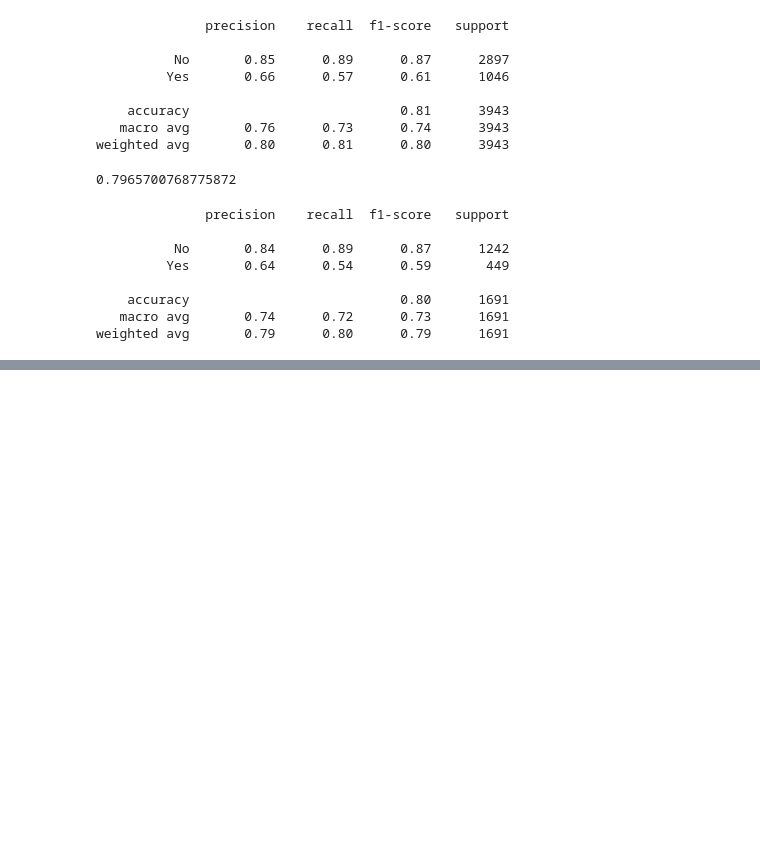
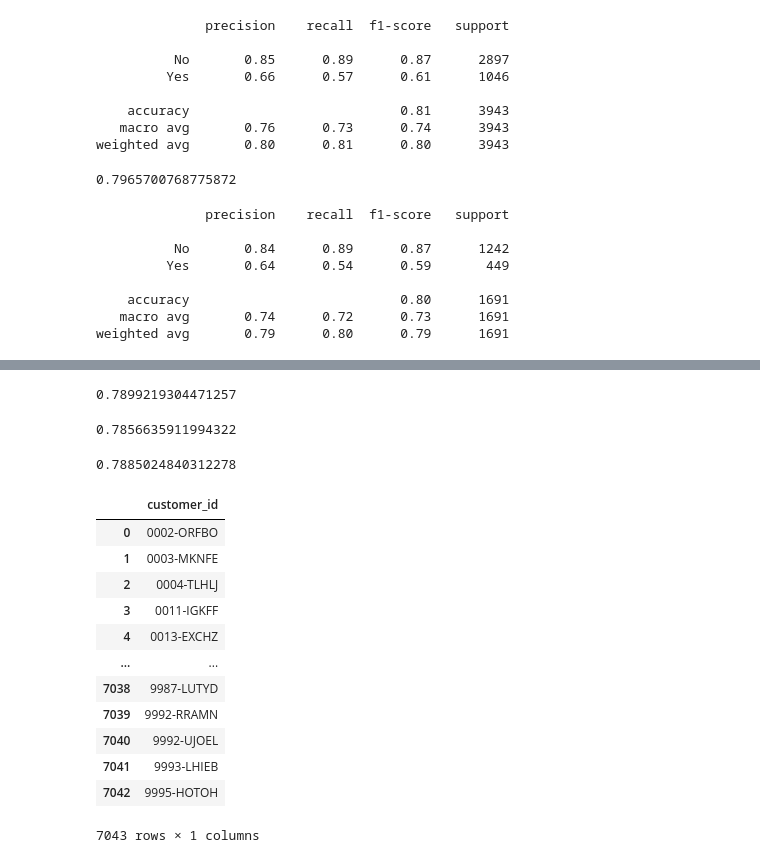
Before and after one commit to akonstans/Classification_Project, a Jupyter notebook: models1.ipynb, the cells around one changed output, grey strips where cells are left out. Cells and saved outputs as stored; diff of their text form; code cells hidden in the pictures; blank space fills up the shorter version.

```diff
--- a/models1.ipynb
+++ b/models1.ipynb
@@ -265,0 +281,35 @@ weighted avg       0.78      0.79      0.78      3943
+# %%
+train_tree.score(X_test, y_test)
+# %% [output]
+0.7899219304471257
+# %%
+rf.score(X_test, y_test)
+# %% [output]
+0.7856635911994322
+# %%
+logit.score(X_test, y_test)
+# %% [output]
+0.7885024840312278
+# %%
+telco_c = acquire.get_telco_data(nl.get_db_url)
+telco_c = telco_c.iloc[:, 1:]
+telco_c = telco_c.drop(['gender', 'senior_citizen', 'partner', 'phone_service', 'tech_support', 'streaming_tv',
+                    'streaming_movies', 'paperless_billing', 'internet_service_type', 'online_security', 'online_backup',
+                    'device_protection', 'internet_service_type_id', 'payment_type_id', 'contract_type_id', 'dependents',
+                    'tenure', 'multiple_lines', 'monthly_charges', 'total_charges', 'churn', 'contract_type', 'payment_type']
+                   , axis =1)
+telco_c
+# %% [output]
+|  | customer_id |
+| 0 | 0002-ORFBO |
+| 1 | 0003-MKNFE |
+| 2 | 0004-TLHLJ |
+| 3 | 0011-IGKFF |
+| 4 | 0013-EXCHZ |
+| ... | ... |
+| 7038 | 9987-LUTYD |
+| 7039 | 9992-RRAMN |
+| 7040 | 9992-UJOEL |
+| 7041 | 9993-LHIEB |
+| 7042 | 9995-HOTOH |
+7043 rows × 1 columns
```
Also changed, not shown: parts of 35 cells of this notebook, 5 other files.
